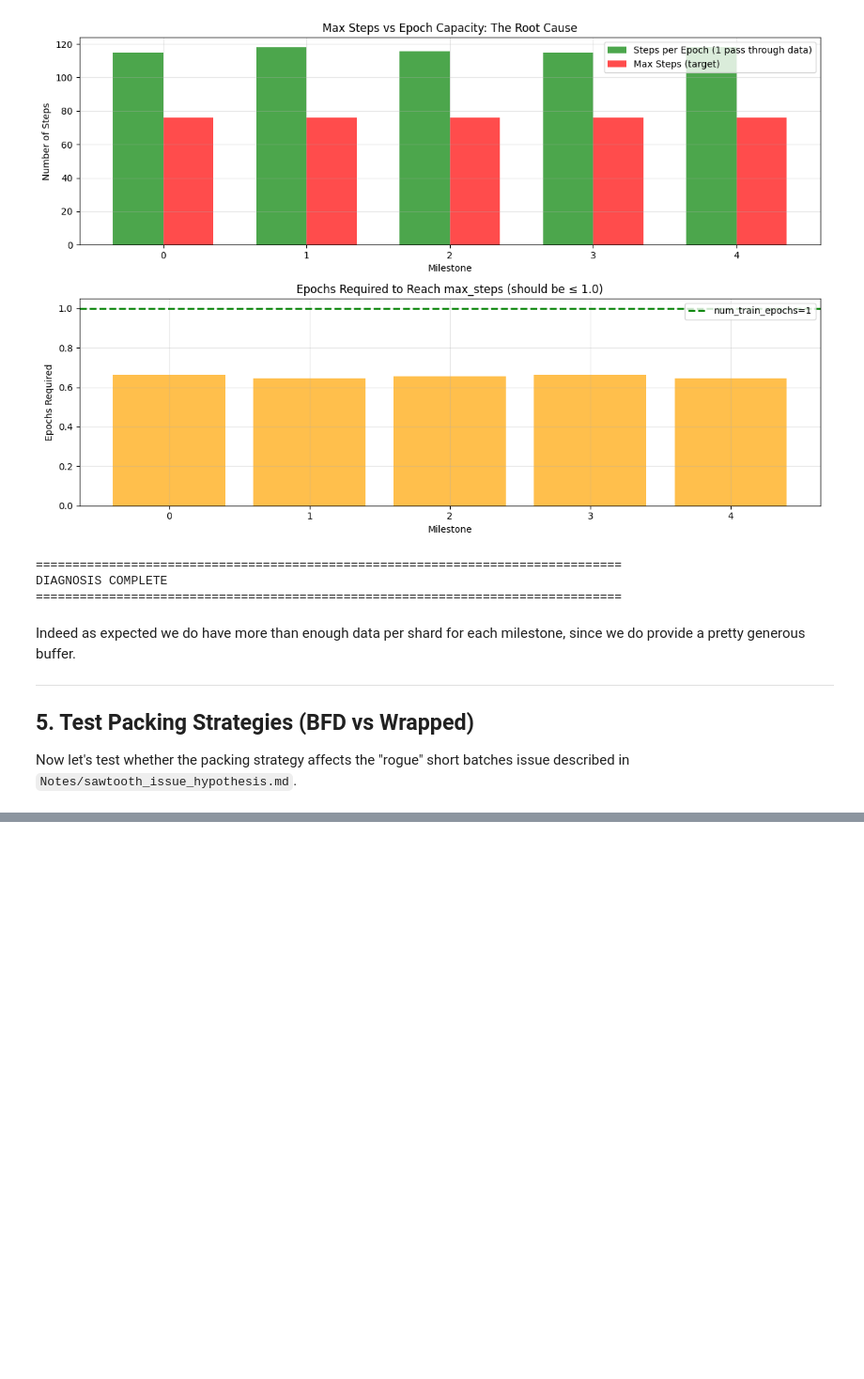
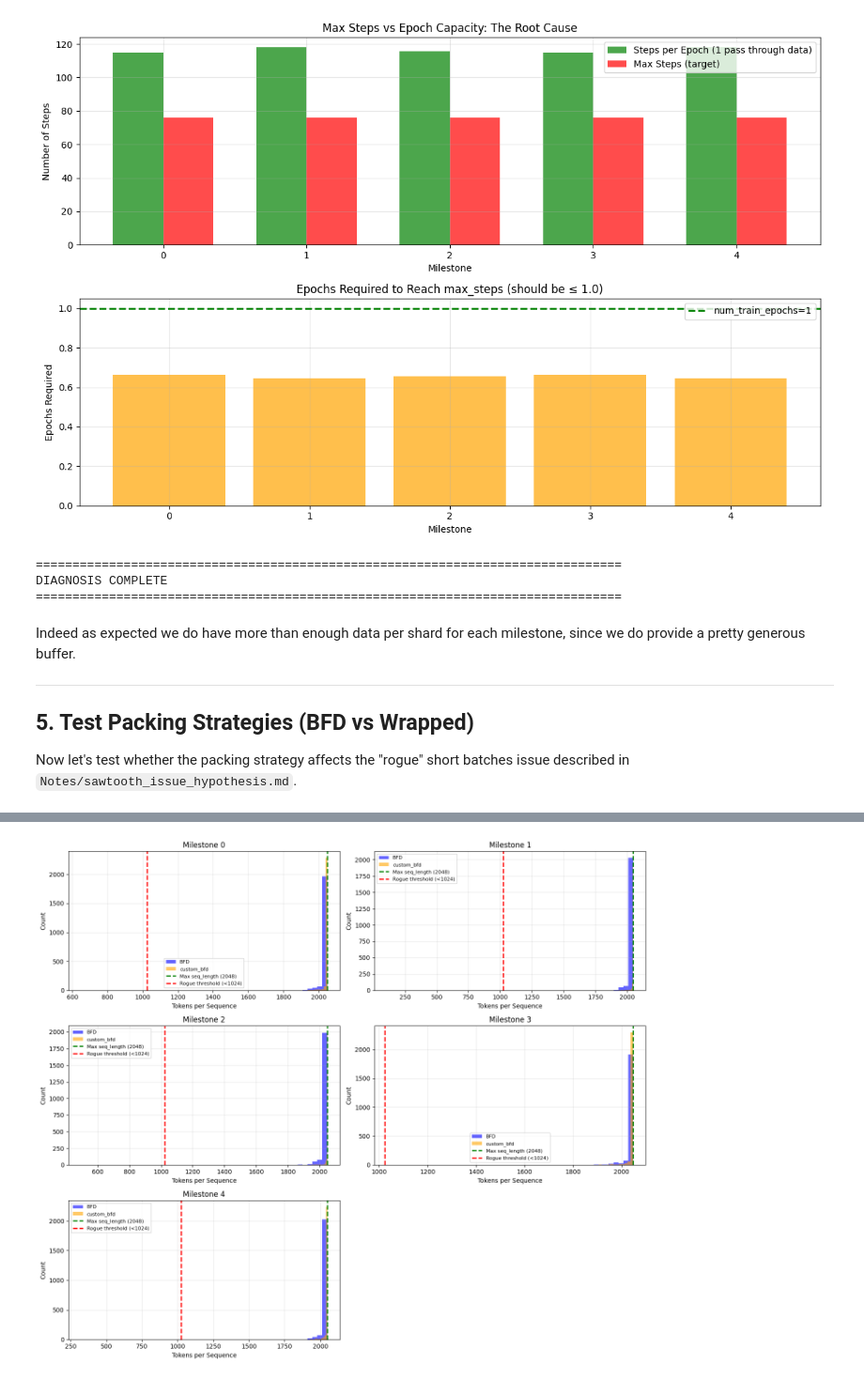
Before and after one commit to pariidanDKE/ContinualPretrainRo, a Jupyter notebook: continual_pretrain/notebooks/investigate_saw_loss.ipynb, the cells around one changed output, grey strips where cells are left out. Shown at 94% size. Saved outputs shown, nothing was run; the diff lists cells and outputs as text; code cells hidden in the pictures; blank space fills up the shorter version.

```diff
--- a/continual_pretrain/notebooks/investigate_saw_loss.ipynb
+++ b/continual_pretrain/notebooks/investigate_saw_loss.ipynb
@@ -252,4 +261,7 @@ print(f"Vocab size: {len(tokenizer)}")
 # %%
+# Store the original _pack_bfd function to restore between runs
+_original_pack_bfd = None
+
 def tokenize_dataset(milestone_data, text_field="formatted_text"):
     """
     Tokenize the dataset before packing.
@@ -280,7 +292,7 @@ def tokenize_dataset(milestone_data, text_field="formatted_text"):
     return tokenized
 
 
-def analyze_packing(milestone_data, strategy, seq_length=2048):
+def analyze_packing(milestone_data, strategy, seq_length=2048, custom_packing_method=None):
     """
     Tokenize, pack, and analyze token distribution.
 
@@ -288,16 +300,32 @@ def analyze_packing(milestone_data, strategy, seq_length=2048):
         milestone_data: Dataset for a single milestone (with formatted_text)
         strategy: "bfd" or "wrapped"
         seq_length: Maximum sequence length
+        custom_packing_method: Optional function to patch packing behavior
 
     Returns:
         dict with statistics about packing efficiency
     """
+    global _original_pack_bfd
+
     print(f"  Tokenizing...")
     tokenized_data = tokenize_dataset(milestone_data)
     print(f"    Tokenized {len(tokenized_data)} examples")
     print(f"    Columns: {tokenized_data.column_names}")
 
     print(f"  Packing with strategy '{strategy}'...")
+
+    # Save original _pack_bfd on first call
+    if _original_pack_bfd is None:
+        import trl.data_utils as data_utils
+        _original_pack_bfd = data_utils._pack_bfd
+
+    # Apply custom packing method if provided, otherwise restore original
+    if custom_packing_method is not None:
+        custom_packing_method()
+    else:
+        # Restore original packing function
+        import trl.data_utils as data_utils
+        data_utils._pack_bfd = _original_pack_bfd
 
     # Pack the dataset using TRL's pack_dataset
     packed_dataset = pack_dataset(
@@ -363,11 +571,11 @@ for milestone_num in range(metadata['num_milestones']):
 
     # Test both strategies
     bfd_stats = analyze_packing(milestone_data, 'bfd', seq_length)
-    wrapped_stats = analyze_packing(milestone_data, 'wrapped', seq_length)
+    wrapped_stats = analyze_packing(milestone_data, 'bfd', seq_length, patch_trl_packing_for_stability, )
 
     results[milestone_num] = {
         'bfd': bfd_stats,
-        'wrapped': wrapped_stats,
+        'custom_bfd': wrapped_stats,
     }
 
 print("\n" + "="*80)
@@ -383,35 +605,37 @@ fig, axes = plt.subplots(3, 2, figsize=(14, 12))
 axes = axes.flatten()
 
 for milestone_num in range(metadata['num_milestones']):
     ax = axes[milestone_num]
 
     bfd_counts = results[milestone_num]['bfd']['token_counts']
-    wrapped_counts = results[milestone_num]['wrapped']['token_counts']
+    wrapped_counts = results[milestone_num]['custom_bfd']['token_counts']
 
     # Plot histograms
     ax.hist(bfd_counts, bins=50, alpha=0.6, label='BFD', color='blue')
-    ax.hist(wrapped_counts, bins=50, alpha=0.6, label='Wrapped', color='orange')
+    ax.hist(wrapped_counts, bins=50, alpha=0.6, label='custom_bfd', color='orange')
 
     # Mark the expected tokens per sequence and rogue threshold
     expected_per_seq = seq_length
     rogue_thresh = expected_per_seq * 0.5
 
     ax.axvline(expected_per_seq, color='green', linestyle='--', linewidth=2, label=f'Max seq_length ({expected_per_seq})')
     ax.axvline(rogue_thresh, color='red', linestyle='--', linewidth=2, label=f'Rogue threshold (<{rogue_thresh:.0f})')
 
     ax.set_xlabel('Tokens per Sequence')
     ax.set_ylabel('Count')
     ax.set_title(f'Milestone {milestone_num}')
     ax.legend(fontsize=8)
     ax.grid(True, alpha=0.3)
 
 # Remove extra subplot if odd number of milestones
 if metadata['num_milestones'] < 6:
     fig.delaxes(axes[5])
 
 plt.tight_layout()
 plt.savefig('packing_strategy_comparison.png', dpi=150, bbox_inches='tight')
 plt.show()
+# %% [output]
+[figure, added]
 # %%
 # Summary comparison: Rogue batch ratios
 fig, (ax1, ax2) = plt.subplots(1, 2, figsize=(14, 5))
```
Also changed, not shown: parts of 5 cells of this notebook, 30 other files.
